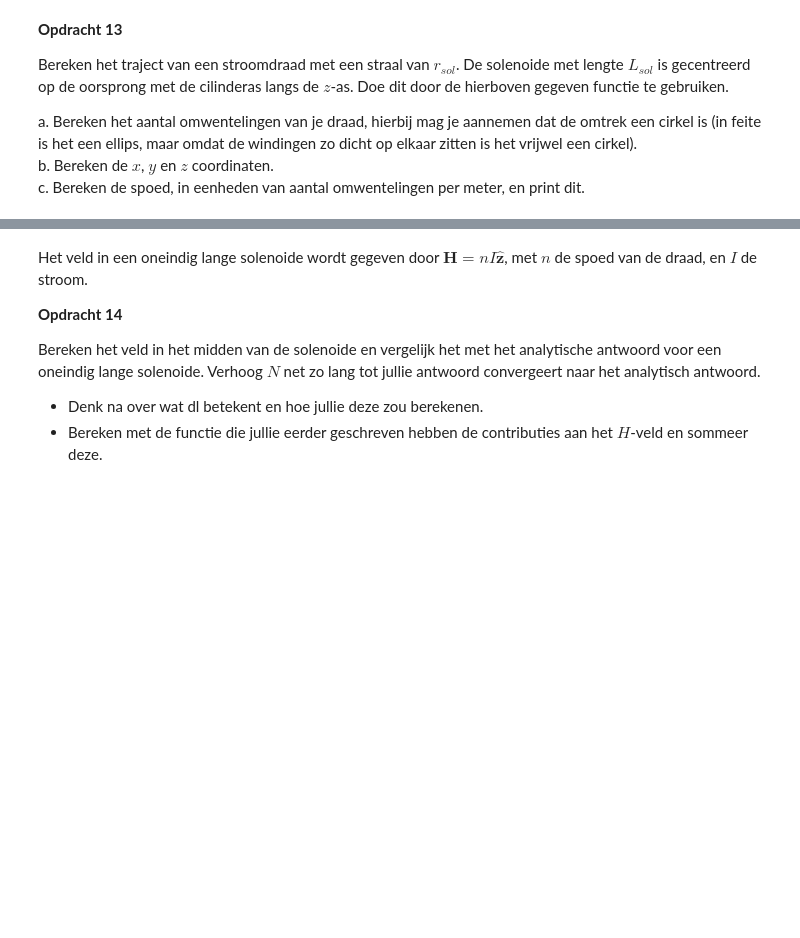
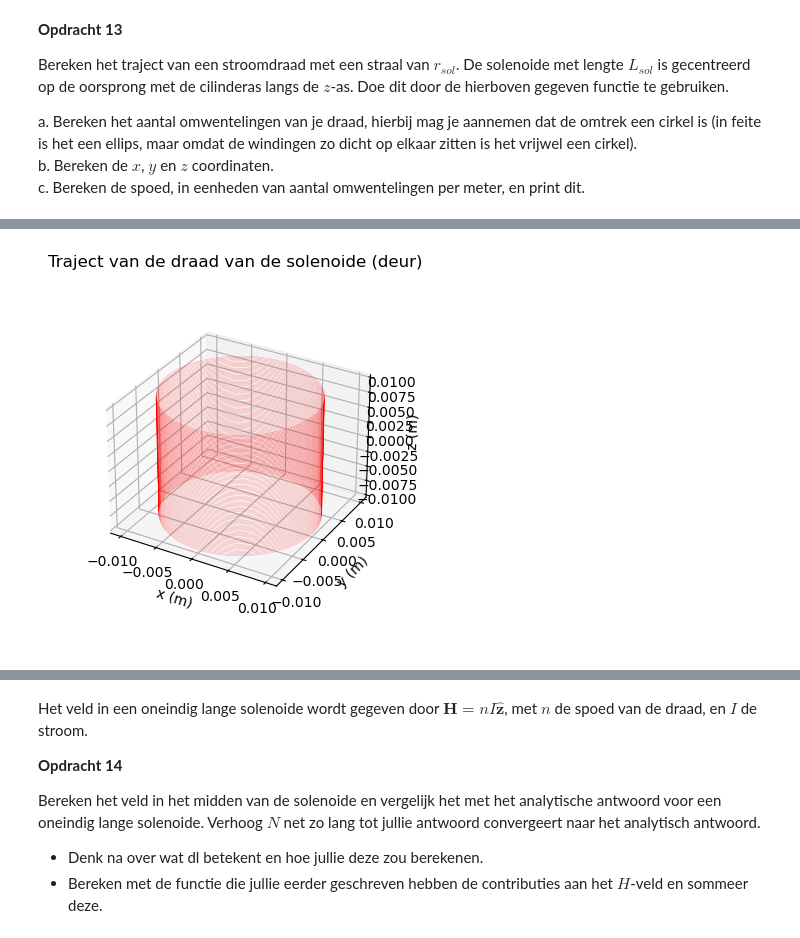
Before and after one commit to NNynke/DEF-D-assignments-N, a Jupyter notebook: DigitaleOntwerpopdrachten/2KrachtactuatorOpdracht/2KrachtactuatorOpdracht/KrachtactuatorOpdracht.ipynb, the cells around one changed output, grey strips where cells are left out. Saved outputs shown, nothing was run; the diff lists cells and outputs as text; code cells hidden in the pictures; blank space fills up the shorter version.

```diff
--- a/DigitaleOntwerpopdrachten/2KrachtactuatorOpdracht/2KrachtactuatorOpdracht/KrachtactuatorOpdracht.ipynb
+++ b/DigitaleOntwerpopdrachten/2KrachtactuatorOpdracht/2KrachtactuatorOpdracht/KrachtactuatorOpdracht.ipynb
@@ -409,8 +446,8 @@ Deze opdracht kan ook gemaakt worden met het gebruik van for loops, De akauze vo
 
 We gaan nu het magneetveld van onze solenoide uitrekenen. Deze solenoide is een draad die om een cylinder gewikkeld is. Hieronder is een functie gegeven die de draad van een solenoide parametriseert. Deze parametrisatie gaan jullie gebruiken in combinatie met Biot-Savart om het H veld rond de solenoide te berekenen.
 # %%
-def parametrisatie(N,r_sol,aantal_omwentelingen,L_sol):
-    t=np.linspace(0, 1, N)
+def parametrisatie(N_punten,r_sol,aantal_omwentelingen,L_sol):
+    t=np.linspace(0, 1, N_punten)
     x = r_sol * np.cos(2 * np.pi * aantal_omwentelingen*t) # x coordinaten
     y = r_sol * np.sin(2 * np.pi * aantal_omwentelingen*t) # y coordinaten
     z = L_sol* t - L_sol/2  # z componenten
@@ -424,14 +461,79 @@ a. Bereken het aantal omwentelingen van je draad, hierbij mag je aannemen dat de
 b. Bereken de $x$, $y$ en $z$ coordinaten.\
 c. Bereken de spoed, in eenheden van aantal omwentelingen per meter, en print dit.
 # %%
-l_draad = # Lengte draad
-r_sol = # Straal solenoide
-L_sol = # Lengte solenoide
-N = # Aantal wikkeling
+### EERSTE TOEPASSING (DEUR):
+
+l_draad1 = L_d_deur  # Lengte draad
+r_sol1 = r_s_deur    # Straal solenoide
+L_sol1 = L_s_deur    # Lengte solenoide
+N1 = N_deur          # Aantal wikkeling
+aantal_punten = 4000
+
+aantal_omwentelingen1 = l_draad1 / (2*np.pi*r_sol1)
+
+x1, y1, z1 = parametrisatie(aantal_punten, r_sol1, aantal_omwentelingen1, L_sol1)
+
+spoed1 = aantal_omwentelingen1 / L_sol1
+print(f"Aantal omwentelingen (deur) = {N1:.2f}")
+print(f"Spoed (deur) = {spoed1:.2f} aantal omwentelingen per meter")
 
 # Enkele plots
 ax=plt.figure().add_subplot(projection='3d')
-plt.title('Traject van de draad van de solenoide')
-plt.plot(x, y, z, '-r', linewidth=0.1)
+plt.title('Traject van de draad van de solenoide (deur)')
+plt.plot(x1, y1, z1, '-r', linewidth=0.1)
 ax.set_box_aspect(aspect=None, zoom=0.8)
 ax.set_xlabel('x (m)'), ax.set_ylabel('y (m)'), ax.set_zlabel('z (m)')
+plt.show()
+
+# -------------------------------------------------------------------------------------------------------------------
+
+### TWEEDE TOEPASSING (LADE):
+
+l_draad2 = L_d_lade  # Lengte draad
+r_sol2 = r_s_lade    # Straal solenoide
+L_sol2 = L_s_lade    # Lengte solenoide
+N2 = N_lade          # Aantal wikkeling
+aantal_punten2 = 7000
+
+aantal_omwentelingen2 = l_draad2 / (2*np.pi*r_sol2)
+
+x2, y2, z2 = parametrisatie(aantal_punten2, r_sol2, aantal_omwentelingen2, L_sol2)
+
+spoed2 = aantal_omwentelingen2 / L_sol2
+print(f"Aantal omwentelingen (lade) = {N2:.2f}")
+print(f"Spoed (lade) = {spoed2:.2f} aantal omwentelingen per meter")
+
+# Enkele plots
+ax=plt.figure().add_subplot(projection='3d')
+plt.title('Traject van de draad van de solenoide (lade)')
+plt.plot(x2, y2, z2, '-r', linewidth=0.1)
+ax.set_box_aspect(aspect=None, zoom=0.8)
+ax.set_xlabel('x (m)'), ax.set_ylabel('y (m)'), ax.set_zlabel('z (m)')
+plt.show()
+
+# -------------------------------------------------------------------------------------------------------------------
+
+### TWEEDE TOEPASSING (TAFEL):
+
+l_draad3 = L_d_tafel  # Lengte draad
+r_sol3 = r_s_tafel    # Straal solenoide
+L_sol3 = L_s_tafel    # Lengte solenoide
+N3 = N_tafel          # Aantal wikkeling
+aantal_punten3 = 4000
+
+aantal_omwentelingen3 = l_draad3 / (2*np.pi*r_sol3)
+
+x3, y3, z3 = parametrisatie(aantal_punten3, r_sol3, aantal_omwentelingen3, L_sol3)
+
+spoed3 = aantal_omwentelingen3 / L_sol3
+print(f"Aantal omwentelingen (tafel) = {N3:.2f}")
+print(f"Spoed (tafel) = {spoed3:.2f} aantal omwentelingen per meter")
+
+# Enkele plots
+ax=plt.figure().add_subplot(projection='3d')
+plt.title('Traject van de draad van de solenoide (tafel)')
+plt.plot(x3, y3, z3, '-r', linewidth=0.1)
+ax.set_box_aspect(aspect=None, zoom=0.8)
+ax.set_xlabel('x (m)'), ax.set_ylabel('y (m)'), ax.set_zlabel('z (m)')
+plt.show()
+# %% [output]
@@ -437,0 +542 @@ ax.set_xlabel('x (m)'), ax.set_ylabel('y (m)'), ax.set_zlabel('z (m)')
+[figure, added]
```
Also changed, not shown: parts of 8 cells of this notebook, 2 other files.
